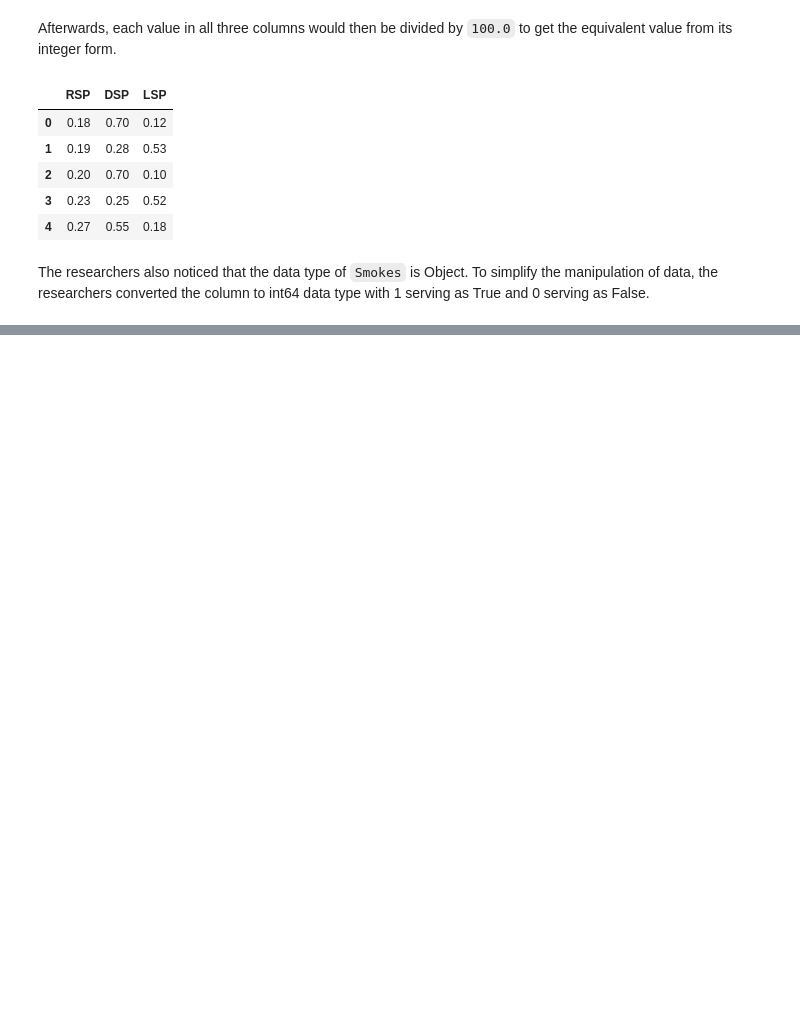
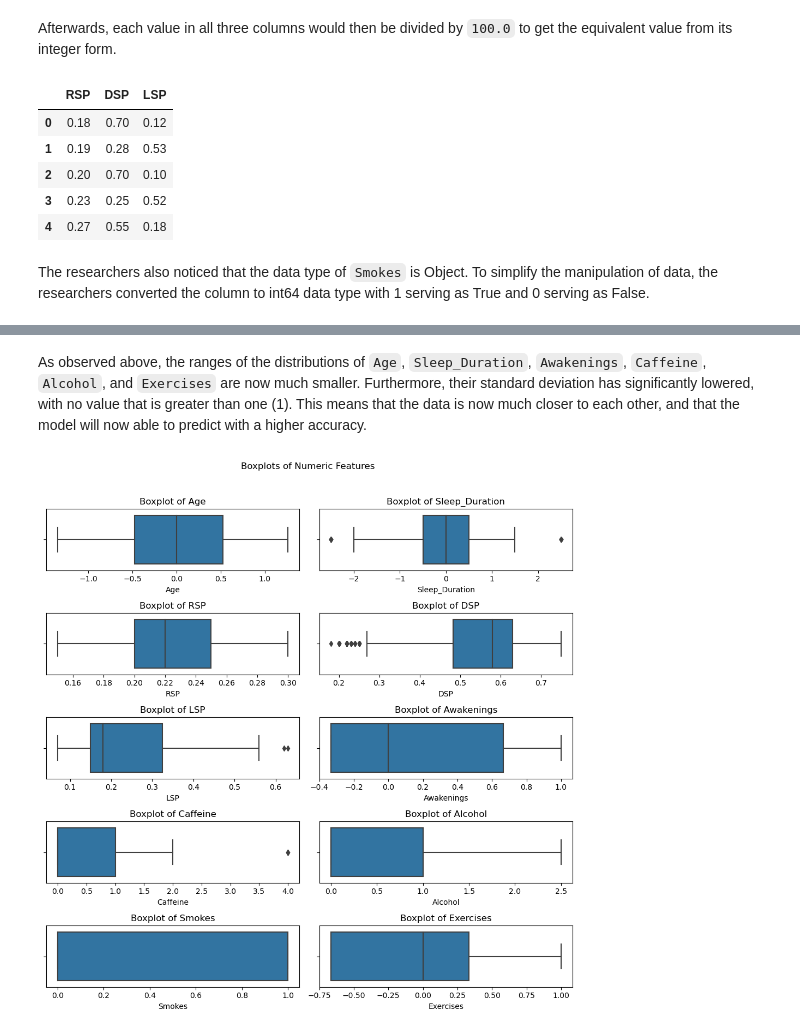
Before and after one commit to francisisip/SereniGuide, a Jupyter notebook: SereniGuide.ipynb, the cells around one changed output, grey strips where cells are left out. Cells and saved outputs as stored; diff of their text form; code cells hidden in the pictures; blank space fills up the shorter version.

```diff
--- a/SereniGuide.ipynb
+++ b/SereniGuide.ipynb
@@ -337,0 +539,33 @@ memory usage: 39.0 KB
+# %% [markdown]
+As observed above, the ranges of the distributions of `Age`, `Sleep_Duration`, `Awakenings`, `Caffeine`, `Alcohol`, and `Exercises` are now much smaller. Furthermore, their standard deviation has significantly lowered, with no value that is greater than one (1). This means that the data is now much closer to each other, and that the model will now able to predict with a higher accuracy.
+# %%
+import seaborn as sns
+import math
+import numpy as np
+
+%matplotlib inline
+%load_ext autoreload
+%autoreload 2
+
+def display_boxplot(data):
+    numeric_features = data.columns
+
+    num_features = len(numeric_features)
+    num_cols = 2  # You can adjust the number of columns as needed
+    num_rows = math.ceil(num_features / num_cols)
+
+    fig, axes = plt.subplots(nrows=num_rows, ncols=num_cols, figsize=(10, 2 * num_rows))
+    fig.suptitle('Boxplots of Numeric Features', y=1.02)
+
+    for idx, feature in enumerate(numeric_features):
+        ax = axes[idx // 2, idx % 2]
+        sns.boxplot(x=data[feature], ax=ax)
+        ax.set_title(f'Boxplot of {feature}')
+
+    # Adjust layout
+    plt.tight_layout()
+    plt.show()
+# %%
+display_boxplot(sleep_df)
+# %% [output]
+[figure, added]
```
Also changed, not shown: parts of 41 cells of this notebook.
